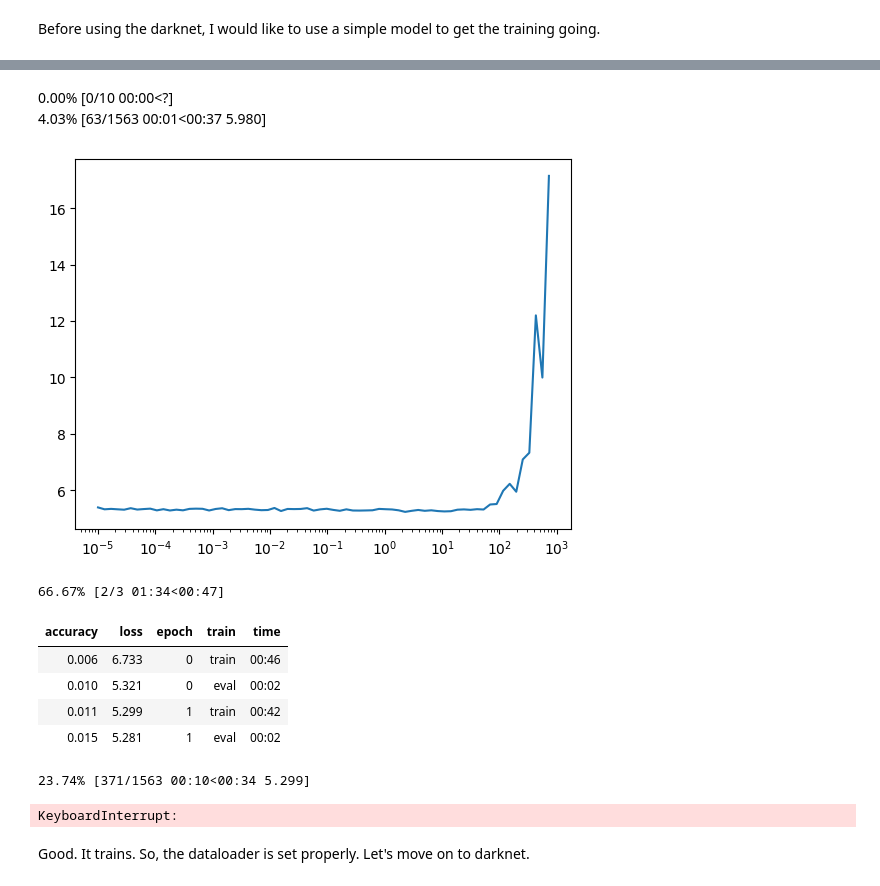
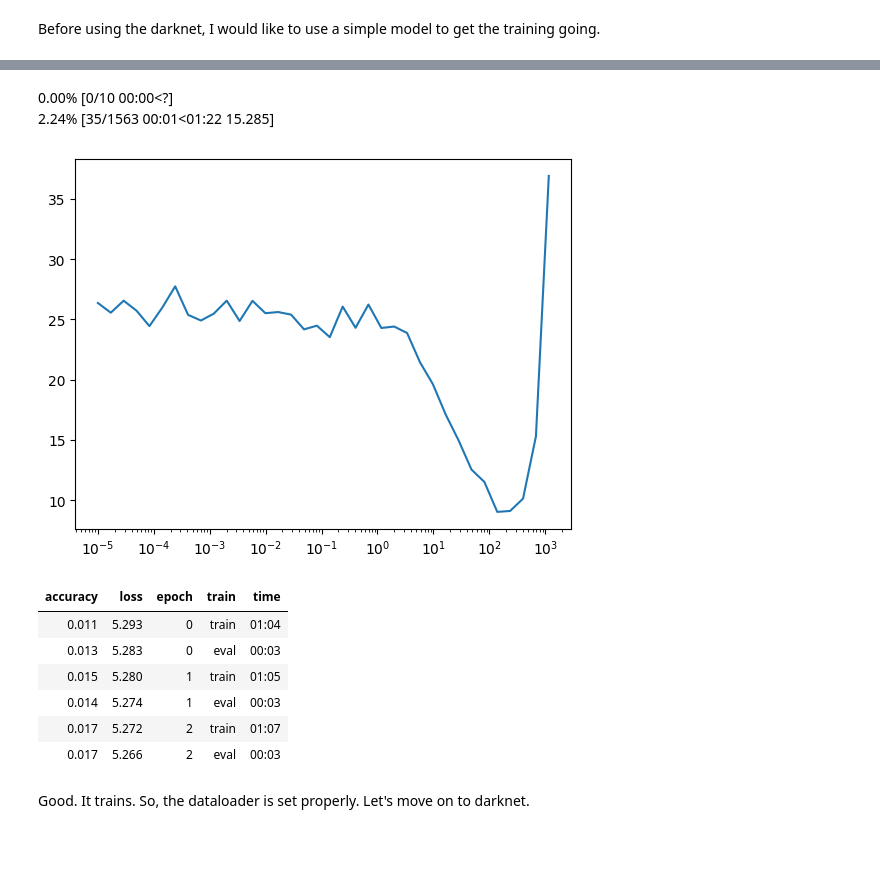
Before and after one commit to galopyz/pilus_project, a Jupyter notebook: nbs/50_darknet.ipynb, the cells around one changed output, grey strips where cells are left out. Saved outputs shown, nothing was run; the diff lists cells and outputs as text; code cells hidden in the pictures; blank space fills up the shorter version.

Commit message:
Add get_simple_model

```diff
--- a/nbs/50_darknet.ipynb
+++ b/nbs/50_darknet.ipynb
@@ -103,20 +103,29 @@ That looks about right.
 ## Basic model
 # %% [markdown]
 Before using the darknet, I would like to use a simple model to get the training going.
+# %%
+#| export
+def get_simple_model():
+    return nn.Sequential(
+#     nn.Conv2d(3, 16, kernel_size=3, stride=2, padding=1),
+#     nn.BatchNorm2d(16),
+#     nn.ReLU(),
+#     nn.Conv2d(16, 16, kernel_size=3, stride=2, padding=1),
+#     nn.BatchNorm2d(16),
+#     nn.ReLU(),
+#     nn.Conv2d(16, 200, kernel_size=3, stride=2, padding=1),
+#     nn.BatchNorm2d(200),
+#     nn.ReLU(),
+#     nn.AdaptiveAvgPool2d(1),
+#     nn.Flatten()
+        nn.Conv2d(3, 200, kernel_size=5, stride=2, padding=1),
+        nn.BatchNorm2d(200),
+        nn.ReLU(),
+        nn.AdaptiveAvgPool2d(1),
+        nn.Flatten()
+)
 # %%
-model = nn.Sequential(
-    nn.Conv2d(3, 16, kernel_size=3, stride=2, padding=1),
-    nn.BatchNorm2d(16),
-    nn.ReLU(),
-    nn.Conv2d(16, 16, kernel_size=3, stride=2, padding=1),
-    nn.BatchNorm2d(16),
-    nn.ReLU(),
-    nn.Conv2d(16, 200, kernel_size=3, stride=2, padding=1),
-    nn.BatchNorm2d(200),
-    nn.ReLU(),
-    nn.AdaptiveAvgPool2d(1),
-    nn.Flatten()
-)
+model = get_simple_model()
 # %%
 cbs = [
     TrainCB(), # Handles the core steps in the training loop. Can be left out if using TrainLearner
@@ -126,5 +135,5 @@ cbs = [
 ]
 # %%
 loss_fn = nn.CrossEntropyLoss()
-learn = Learner(model, dls, loss_fn, lr=1, cbs=cbs)
-# learn.show_image_batch()
+learn = Learner(model, dls, loss_fn, lr=8, cbs=cbs)
+learn.show_image_batch()
@@ -133,20 +157,19 @@ learn = Learner(model, dls, loss_fn, lr=1, cbs=cbs)
 # %%
-learn.lr_find()
+learn.lr_find(gamma=1.7)
 # %% [output]
 0.00% [0/10 00:00<?]
-4.03% [63/1563 00:01<00:37 5.980]
+2.24% [35/1563 00:01<01:22 15.285]
-[figure, old version]
+[figure, new version]
 # %%
 learn.fit(3)
 # %% [output]
-66.67% [2/3 01:34<00:47]
 | accuracy | loss | epoch | train | time |
-| 0.006 | 6.733 | 0 | train | 00:46 |
-| 0.010 | 5.321 | 0 | eval | 00:02 |
-| 0.011 | 5.299 | 1 | train | 00:42 |
-| 0.015 | 5.281 | 1 | eval | 00:02 |
+| 0.011 | 5.293 | 0 | train | 01:04 |
+| 0.013 | 5.283 | 0 | eval | 00:03 |
+| 0.015 | 5.280 | 1 | train | 01:05 |
+| 0.014 | 5.274 | 1 | eval | 00:03 |
+| 0.017 | 5.272 | 2 | train | 01:07 |
+| 0.017 | 5.266 | 2 | eval | 00:03 |
-23.74% [371/1563 00:10<00:34 5.299]
-KeyboardInterrupt:
 # %% [markdown]
 Good. It trains. So, the dataloader is set properly. Let's move on to darknet.
 # %% [markdown]
```
Also changed, not shown: parts of 2 cells of this notebook, 3 other files.
